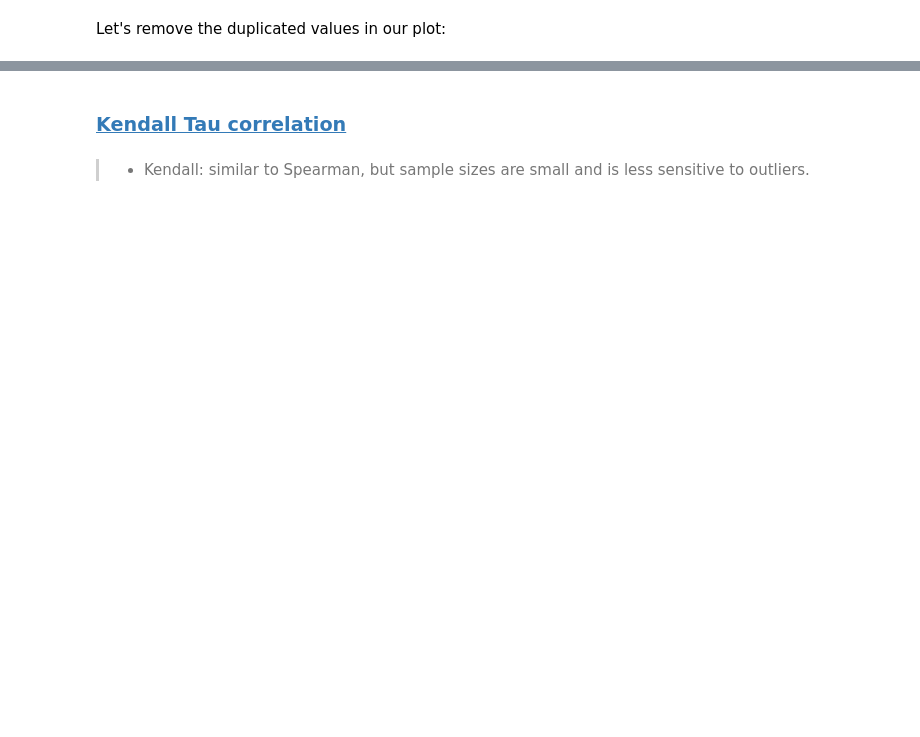
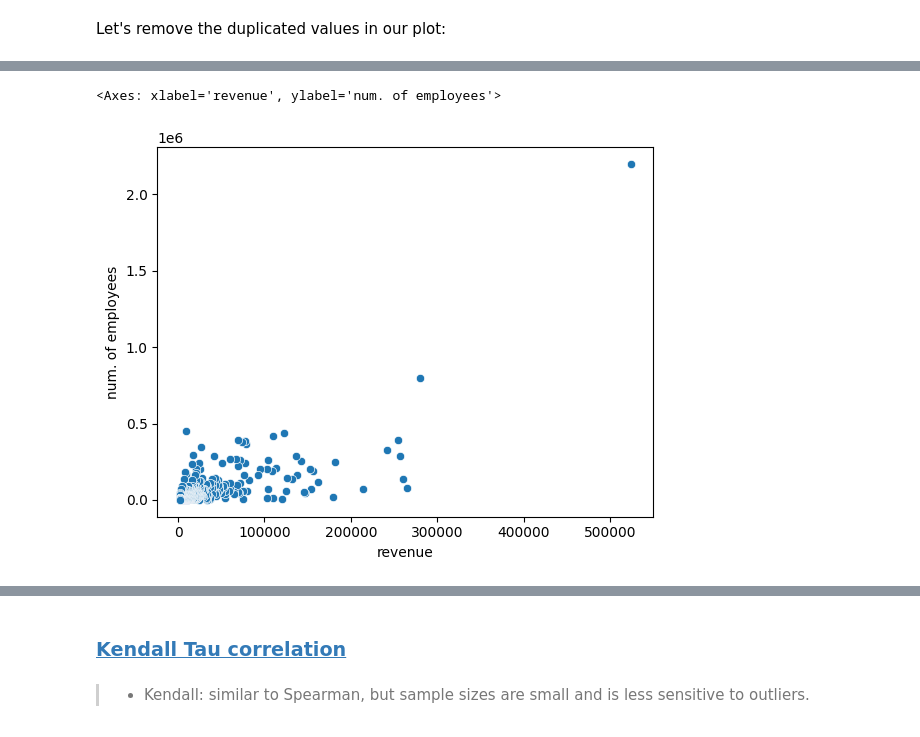
Before and after one commit to TheLazyCactus/ironhack-v4-data-lessons, a Jupyter notebook: cohorts/15_oct_24/02_data_wrangling_and_retrieval/W5D1_correlations.ipynb, the cells around one changed output, grey strips where cells are left out. Saved outputs shown, nothing was run; the diff lists cells and outputs as text; code cells hidden in the pictures; blank space fills up the shorter version.

```diff
--- a/cohorts/15_oct_24/02_data_wrangling_and_retrieval/W5D1_correlations.ipynb
+++ b/cohorts/15_oct_24/02_data_wrangling_and_retrieval/W5D1_correlations.ipynb
@@ -91,0 +189,2 @@ fortune.corr(numeric_only=True)
+# %%
+fortune['Market Cap'] = pd.to_numeric(fortune['Market Cap'])
@@ -91,0 +209,3 @@ fortune.corr(numeric_only=True)
+# %%
+fortune = fortune[fortune['Market Cap'] != '-']
+fortune['Market Cap'] = pd.to_numeric(fortune['Market Cap'])
@@ -129,2 +285,0 @@ fortune['Market Cap'].dtype
-# %%
-fortune['Market Cap'] = pd.to_numeric(fortune['Market Cap'], errors='coerce')
@@ -132,0 +286,5 @@ fortune['Market Cap'].dtype
+# %%
+sns.scatterplot(x=fortune.revenue, y=fortune['num. of employees'])
+# %% [output]
+<Axes: xlabel='revenue', ylabel='num. of employees'>
+[figure, added]
```
Also changed, not shown: parts of 32 cells of this notebook, 4 other files.
